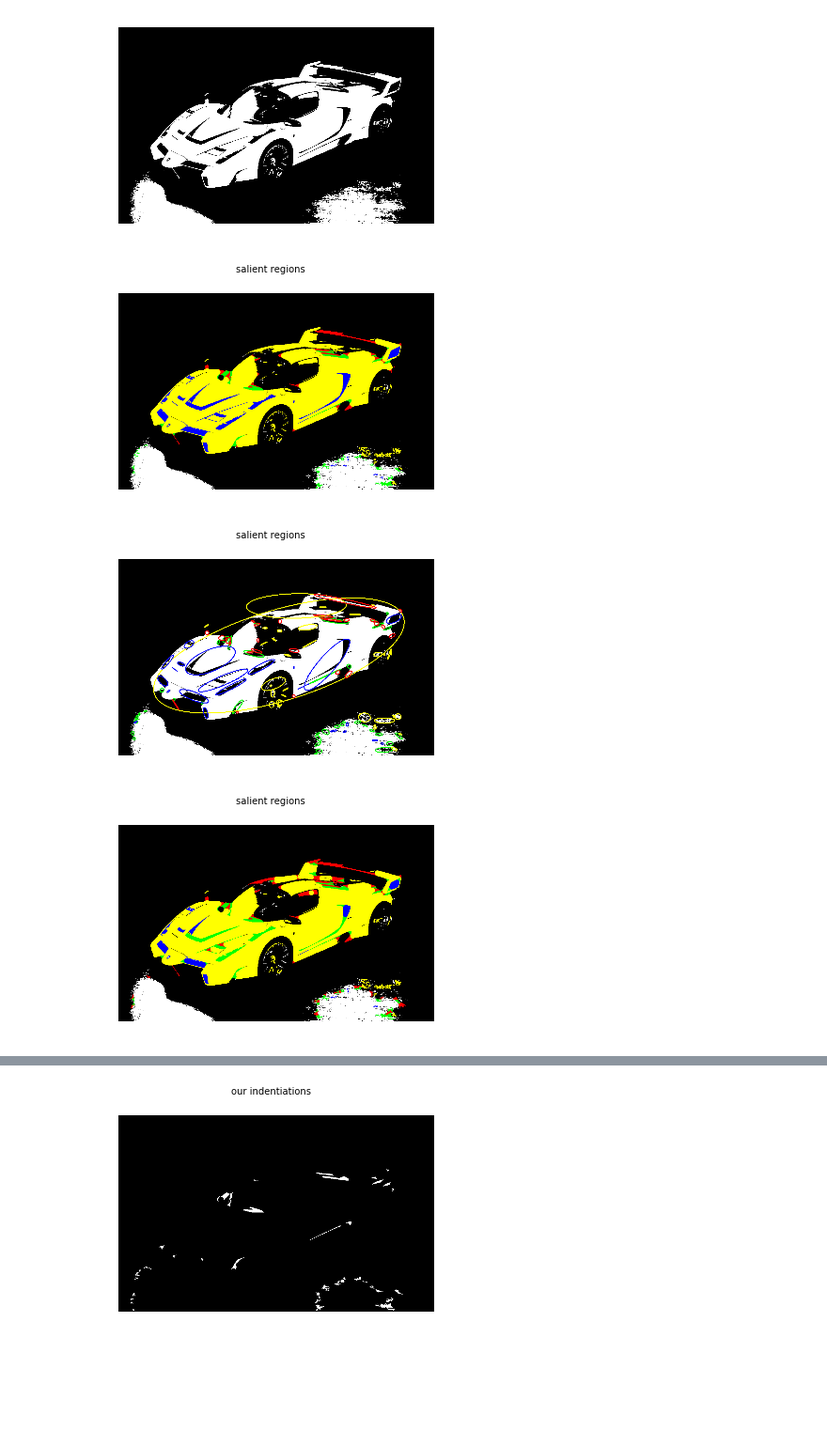
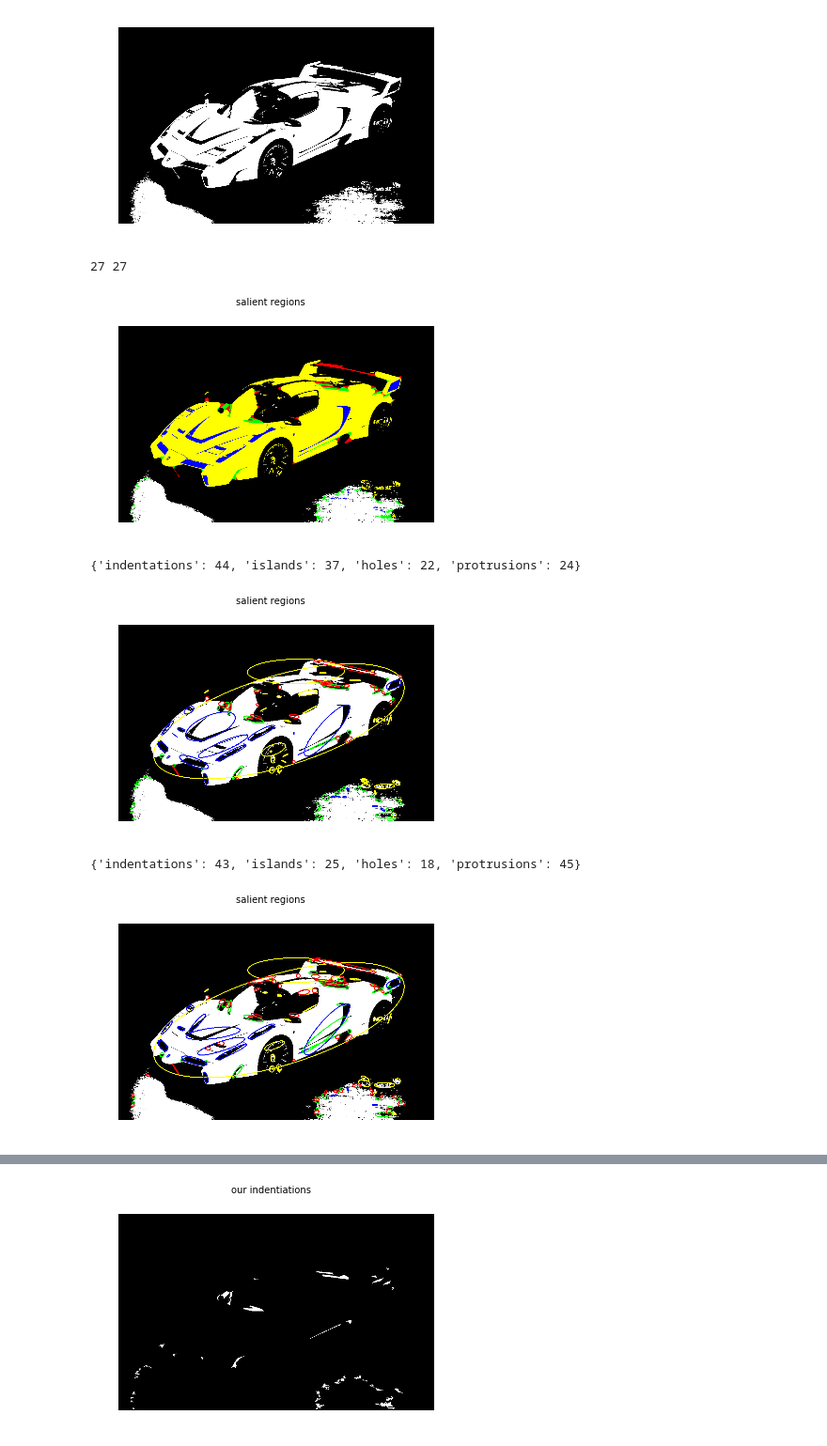
Before and after one commit to NLeSC/SalientDetector-python, a Jupyter notebook: Notebooks/Test_detection.ipynb, the cells around one changed output, grey strips where cells are left out. Shown: that part at 94% size. Cells and saved outputs as stored; diff of their text form; code cells hidden in the pictures; blank space fills up the shorter version.

```diff
--- a/Notebooks/Test_detection.ipynb
+++ b/Notebooks/Test_detection.ipynb
@@ -53,23 +53,32 @@ regions = det.detect(img,
                     find_protrusions=True,
                     visualize=False)
 assert det.lam == lam
+print det.lam, lam
 sr.visualize_elements(img, regions=regions);
 # %% [output]
+27 27
-[figure, old version]
+[figure, new version]
 # %%
 num_regions, features_standard, features_poly = sr.binary_mask2ellipse_features(regions,
                                                                                 connectivity=connectivity)
+print(num_regions)
 sr.visualize_elements_ellipses(img, features_standard);
 # %% [output]
+{'indentations': 44, 'islands': 37, 'holes': 22, 'protrusions': 24}
-[figure, old version]
+[figure, new version]
 # %%
 holes_true, islands_true, indents_true,  prots_true = \
     sr.read_matfile('../tests/images/Gray/gray_dmsra_regions.mat', visualize=False)
 regions_dmsra = {"holes": holes_true, "islands": islands_true,
                 "indentations": indents_true, "protrusions":prots_true}
-sr.visualize_elements(img, regions_dmsra);
+#sr.visualize_elements(img, regions_dmsra);
+num_regions_dmsra, features_standard_dmsra, features_poly_dmsra = sr.binary_mask2ellipse_features(regions_dmsra,
+                                                                                connectivity=connectivity)
+print(num_regions_dmsra)
+sr.visualize_elements_ellipses(img, features_standard_dmsra);
 # %% [output]
+{'indentations': 43, 'islands': 25, 'holes': 18, 'protrusions': 45}
-[figure, old version]
+[figure, new version]
 # %%
 print sr.image_diff(regions['holes'], holes_true)
 print sr.image_diff(regions['islands'], islands_true)
```
Also changed, not shown: parts of 1 cell of this notebook, 3 other files.
